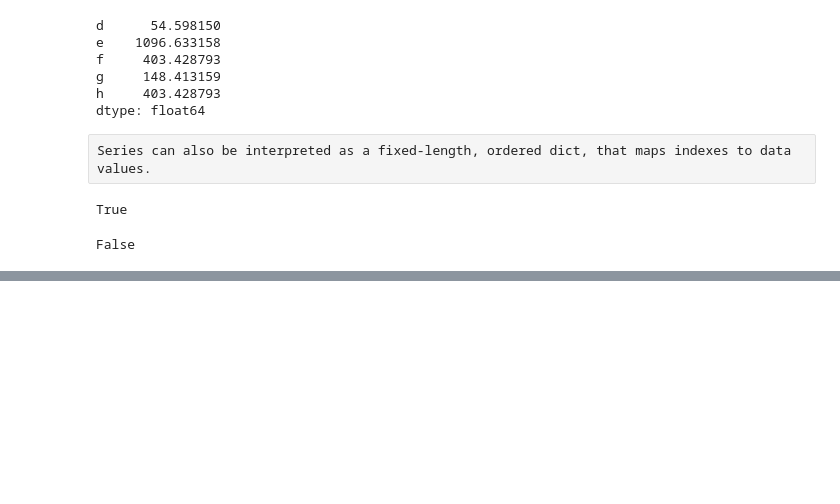
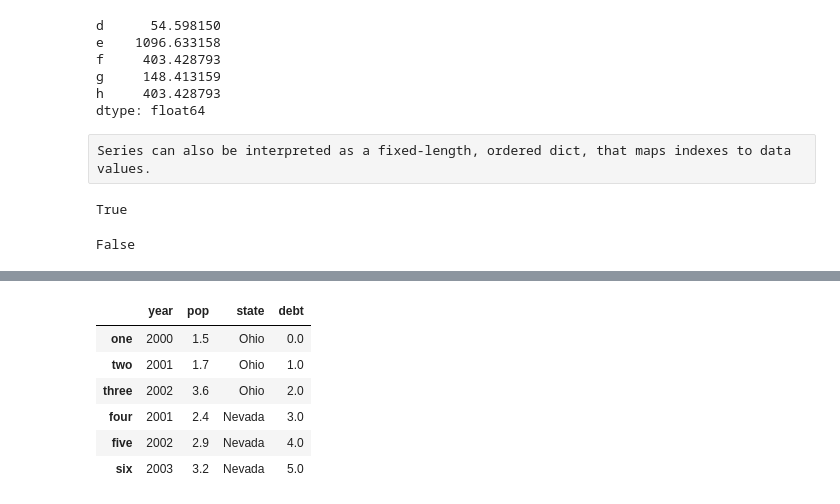
Before and after one commit to shrey0812/Data-Analysis-By-Wes-Mckinney, a Jupyter notebook: Chapter-5-part-1.ipynb, the cells around one changed output, grey strips where cells are left out. Drawn from its saved outputs; the diff is of its cells as text; code cells hidden in the pictures; blank space fills up the shorter version.

```diff
--- a/Chapter-5-part-1.ipynb
+++ b/Chapter-5-part-1.ipynb
@@ -115,0 +317,10 @@ obj3
+# %%
+frame2
+# %% [output]
+|  | year | pop | state | debt |
+| one | 2000 | 1.5 | Ohio | 0.0 |
+| two | 2001 | 1.7 | Ohio | 1.0 |
+| three | 2002 | 3.6 | Ohio | 2.0 |
+| four | 2001 | 2.4 | Nevada | 3.0 |
+| five | 2002 | 2.9 | Nevada | 4.0 |
+| six | 2003 | 3.2 | Nevada | 5.0 |
```
Also changed, not shown: parts of 68 cells of this notebook.
